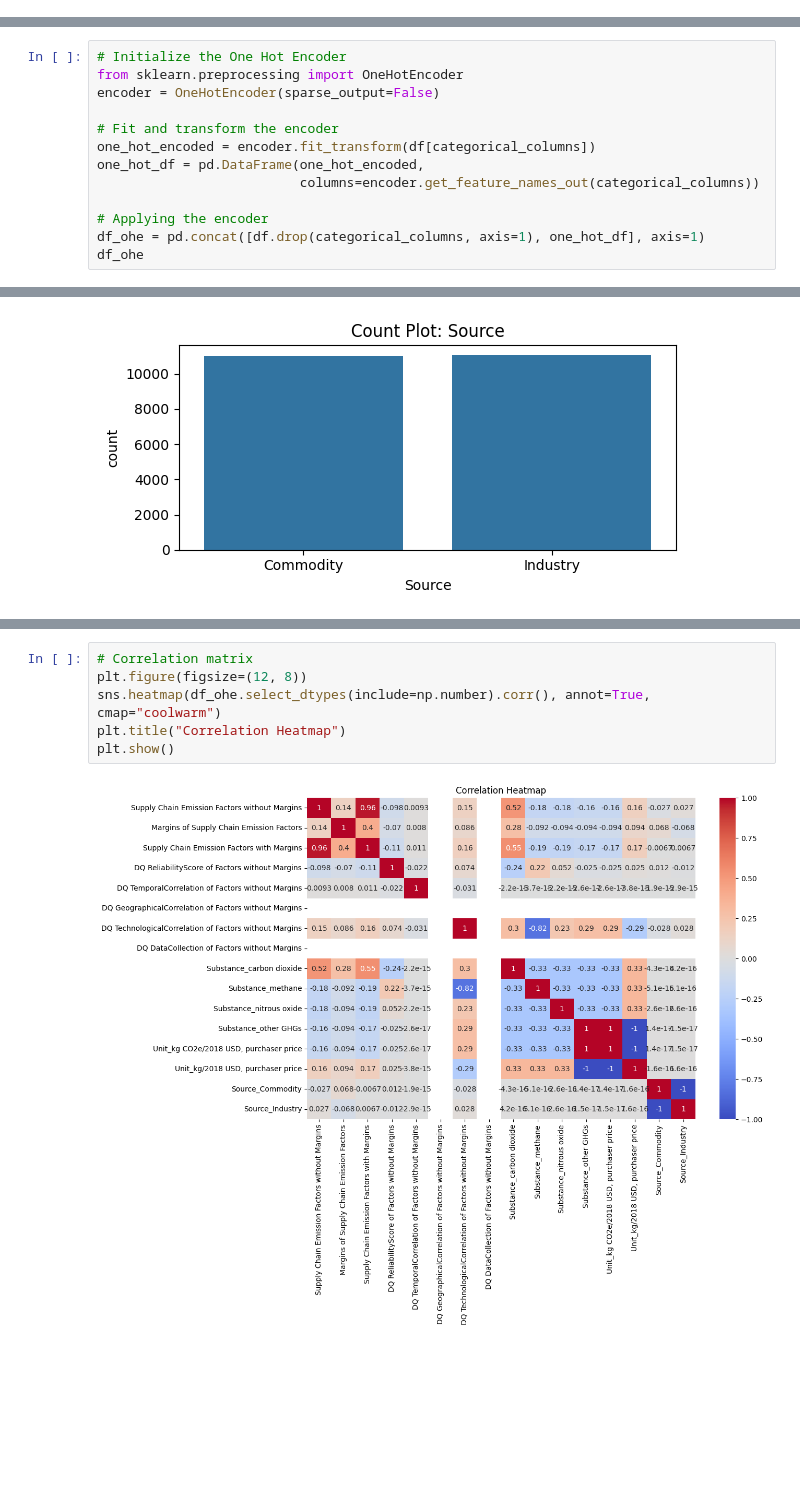
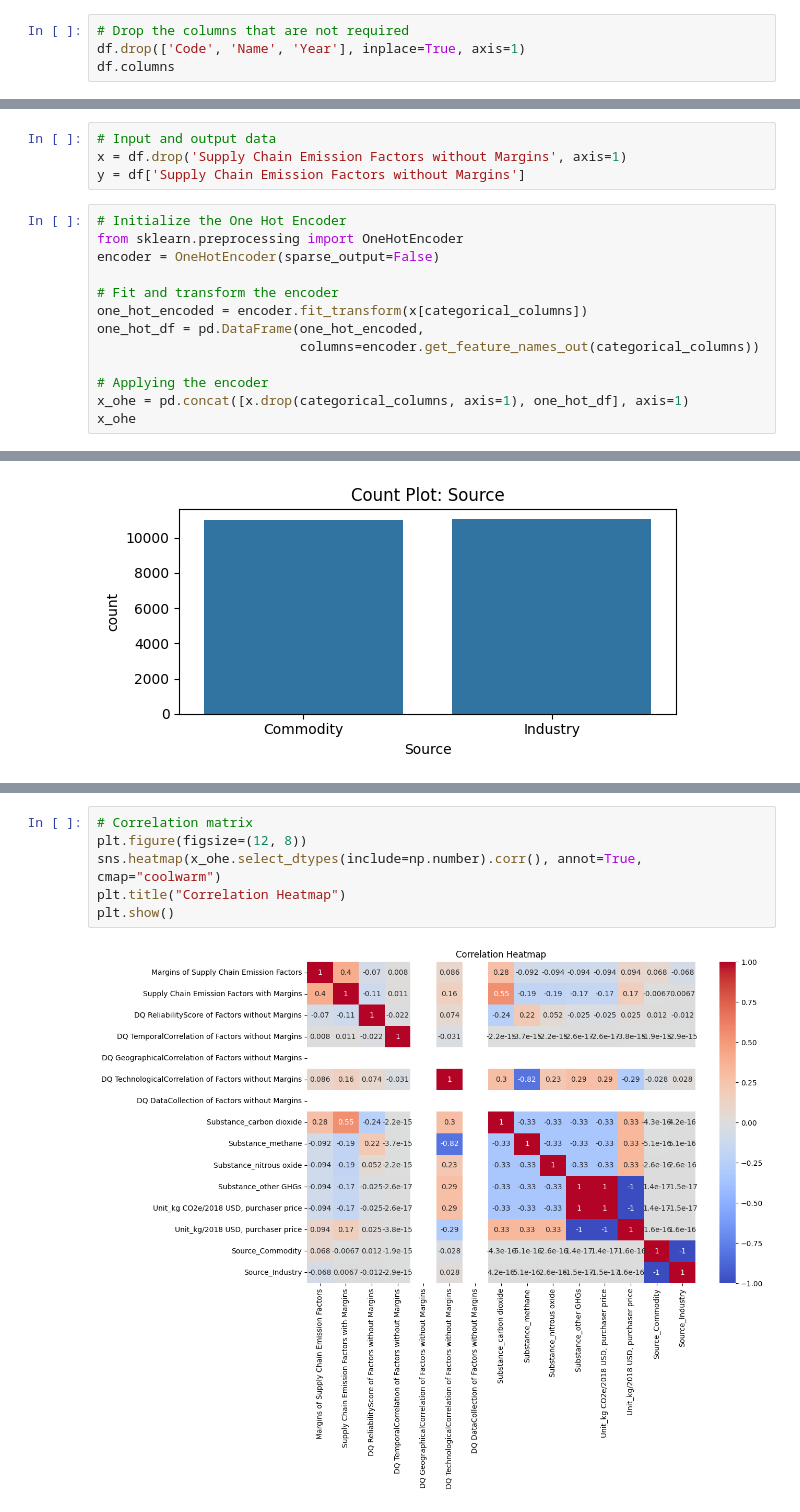
Before and after one commit to sinhasurapto/Shell_AI_GHG_Emission_Prediction, a Jupyter notebook: GHGEmissionPrediction.ipynb, the cells around one changed output, grey strips where cells are left out. Cells and saved outputs as stored; diff of their text form; blank space fills up the shorter version.

```diff
--- a/GHGEmissionPrediction.ipynb
+++ b/GHGEmissionPrediction.ipynb
@@ -245,0 +354,4 @@ dtype: int64
+# %%
+# Drop the columns that are not required
+df.drop(['Code', 'Name', 'Year'], inplace=True, axis=1)
+df.columns
@@ -246,17 +368,21 @@ dtype: int64
 # %%
 # Categorical columns
 categorical_columns = ['Substance', 'Unit', 'Source']
+# %%
+# Input and output data
+x = df.drop('Supply Chain Emission Factors without Margins', axis=1)
+y = df['Supply Chain Emission Factors without Margins']
 # %%
 # Initialize the One Hot Encoder
 from sklearn.preprocessing import OneHotEncoder
 encoder = OneHotEncoder(sparse_output=False)
 
 # Fit and transform the encoder
-one_hot_encoded = encoder.fit_transform(df[categorical_columns])
+one_hot_encoded = encoder.fit_transform(x[categorical_columns])
 one_hot_df = pd.DataFrame(one_hot_encoded,
                           columns=encoder.get_feature_names_out(categorical_columns))
 
 # Applying the encoder
-df_ohe = pd.concat([df.drop(categorical_columns, axis=1), one_hot_df], axis=1)
-df_ohe
+x_ohe = pd.concat([x.drop(categorical_columns, axis=1), one_hot_df], axis=1)
+x_ohe
 # %% [output]
@@ -505,8 +499,8 @@ memory usage: 2.7 MB
 # %%
 # Correlation matrix
 plt.figure(figsize=(12, 8))
-sns.heatmap(df_ohe.select_dtypes(include=np.number).corr(), annot=True, cmap="coolwarm")
+sns.heatmap(x_ohe.select_dtypes(include=np.number).corr(), annot=True, cmap="coolwarm")
 plt.title("Correlation Heatmap")
 plt.show()
 # %% [output]
-[figure, old version]
+[figure, new version]
```
Also changed, not shown: parts of 42 cells of this notebook.
